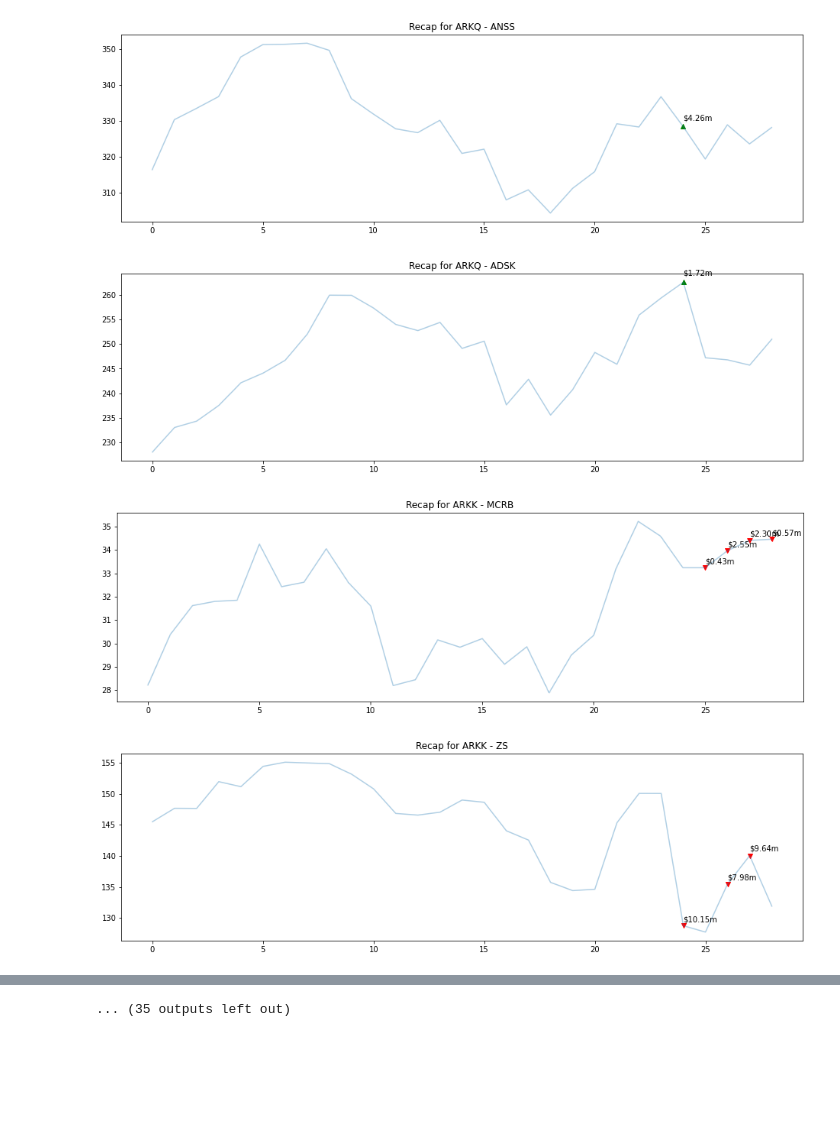
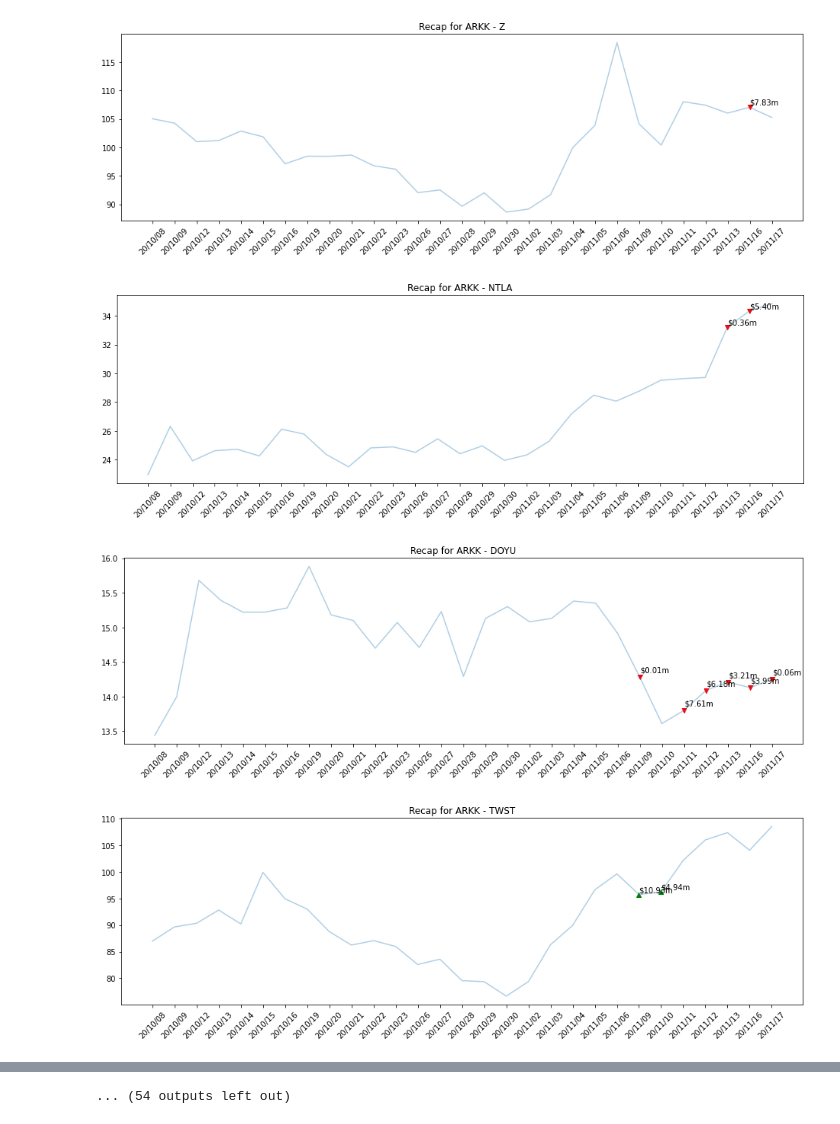
Before and after one commit to anels/ark_recap, a Jupyter notebook: recap_ark.ipynb, the cells around one changed output, grey strips where cells are left out. Saved outputs shown, nothing was run; the diff lists cells and outputs as text; code cells hidden in the pictures; blank space fills up the shorter version.

```diff
--- a/recap_ark.ipynb
+++ b/recap_ark.ipynb
@@ -36,6 +36,7 @@ def refresh(ticker, period="30d", interval="1d"):
     df = yf.Ticker(ticker).history(period=period, interval=interval)
 
     df["Time"] = df.index
+    df["Date"] = df["Time"].dt.strftime("%y/%m/%d")
     df = df[1:]
     df = df.dropna(subset=["High", "Low", "Open", "Close", "Volume"])
 
@@ -61,25 +62,26 @@ data = pd.read_csv('log/ark_2020_11.csv')
 # %%
 funds = list(set(data['FUND']))
 for fund in funds:
     df_fund = data[data['FUND'] == fund]
     tickers = list(set(df_fund['Ticker']))
     for ticker in tickers:
         dt_stock = df_fund[df_fund['Ticker'] == ticker]
         df = refresh(ticker, period= "30d", interval = "1d")
         buy, sell, txt = genSignal(dt_stock, df)
 
         plt.figure(figsize=(16, 4.5))
         plt.plot(df["close"], label="close", alpha=0.35)
         plt.scatter(df.index, buy, color="green", label="buy", marker="^", alpha=1)
         plt.scatter(df.index, sell, color="red", label="sell", marker="v", alpha=1)
         plt.title(f'Recap for {fund} - {ticker}')
+        plt.xticks(df.index, df["Date"], rotation = 45)
 
         for i, t in enumerate(txt):
             plt.annotate(t, (df.index[i], df["close"][i] * 1.005))
 
         plt.show()
 # %% [output]
-[figure, old version]
+[figure, new version]
-[figure, old version]
+[figure, new version]
-[figure, old version]
+[figure, new version]
-[figure, old version]
+[figure, new version]
@@ -94 +96 @@ for fund in funds:
-... (35 outputs left out)
+... (54 outputs left out)
```
Also changed, not shown: parts of 1 cell of this notebook, 5 other files.
